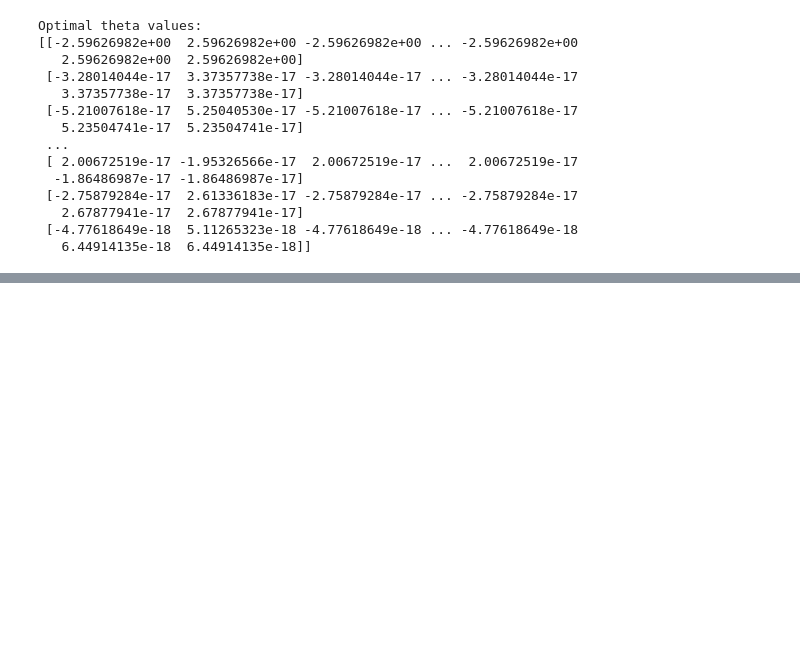
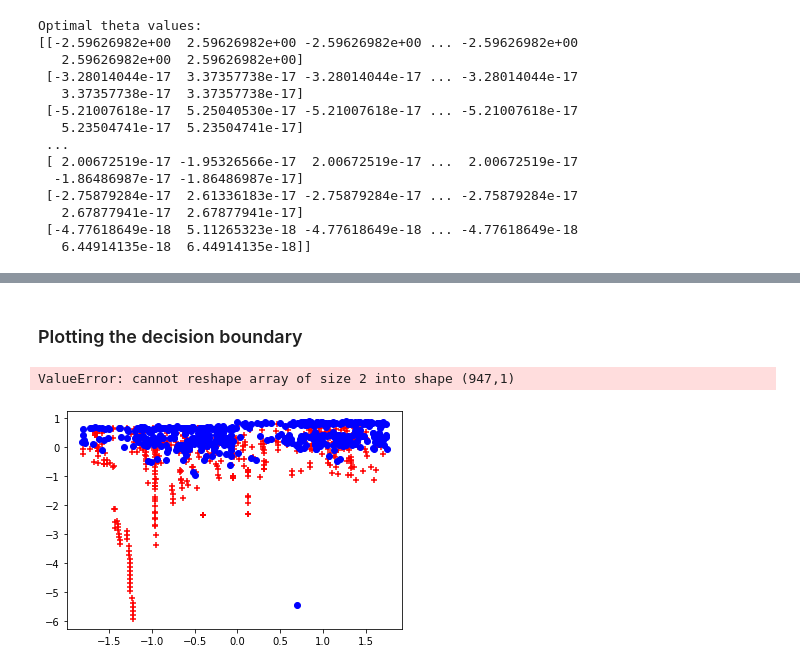
Before and after one commit to VascoRegal/creditcard-fraud-detection, a Jupyter notebook: main.ipynb, the cells around one changed output, grey strips where cells are left out. Saved outputs shown, nothing was run; the diff lists cells and outputs as text; code cells hidden in the pictures; blank space fills up the shorter version.

```diff
--- a/main.ipynb
+++ b/main.ipynb
@@ -510,0 +517,16 @@ Optimal theta values:
+# %% [markdown]
+### Plotting the decision boundary
+# %%
+pos=(y==1)
+neg=(y==0)
+plt.scatter(X[pos,1],X[pos,2],c="r",marker="+")
+plt.scatter(X[neg,1],X[neg,2],c="b",marker="o")
+
+x_value= np.array([np.min(X[:,1]),np.max(X[:,1])])
+print(m)
+print(x_value.reshape(m,1))
+y_value=-(theta[0] +theta[1]*x_value)/theta[2]
+plt.plot(x_value,y_value, "g")
+# %% [output]
+ValueError: cannot reshape array of size 2 into shape (947,1)
+[figure, added]
```
Also changed, not shown: parts of 5 cells of this notebook.
